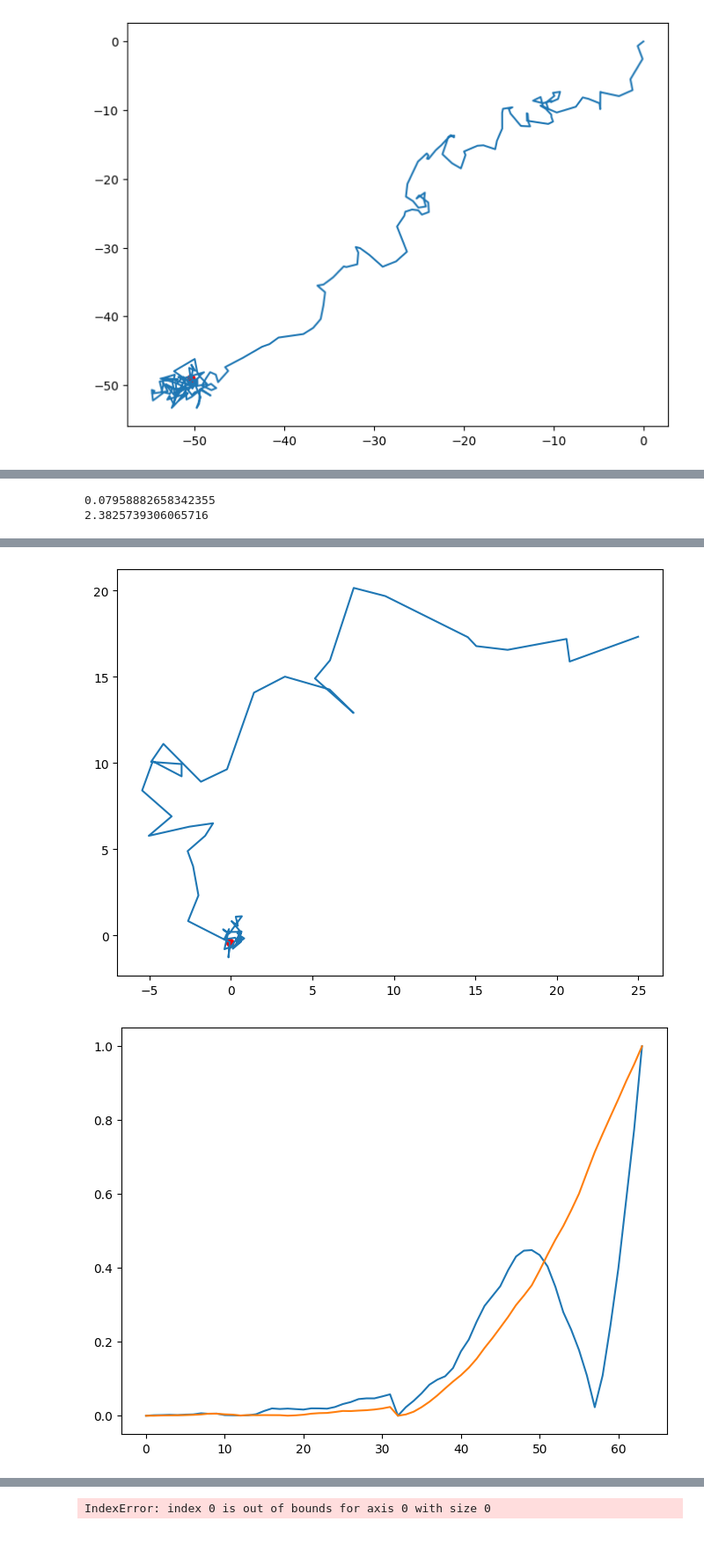
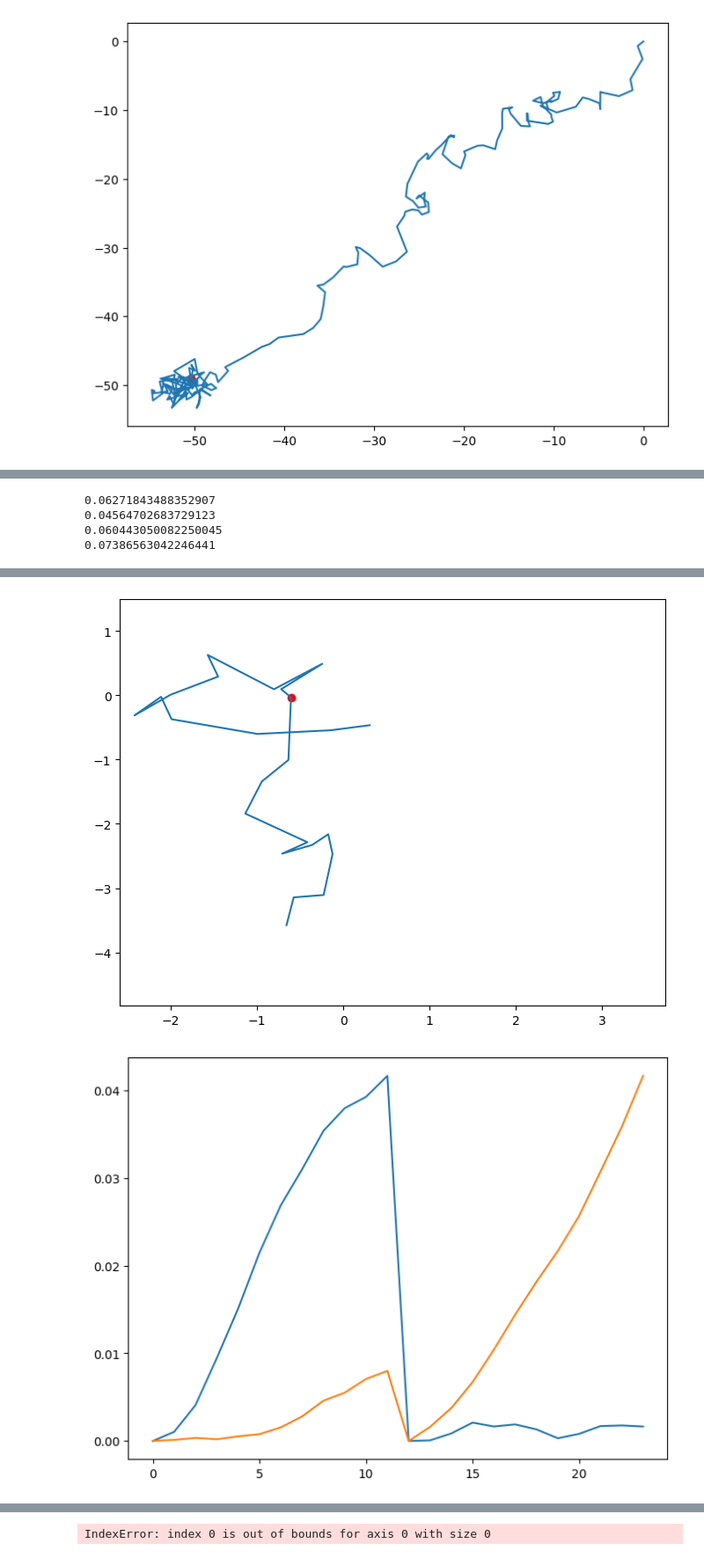
Before and after one commit to JunwooParkSaribu/SPT_a, a Jupyter notebook: analysis_modeling/training_sample6.ipynb, the cells around one changed output, grey strips where cells are left out. Shown at 88% size. Saved outputs shown, nothing was run; the diff lists cells and outputs as text; code cells hidden in the pictures.

```diff
--- a/analysis_modeling/training_sample6.ipynb
+++ b/analysis_modeling/training_sample6.ipynb
@@ -818,8 +814,8 @@ while cur_nb < nb:
     trajs_model, labels_model = models_phenom().multi_state(N=2,
                                                             L=None,
                                                             T=200,
-                                                            alphas=[0.3, 1.2],  # Fixed alpha for each state
-                                                            Ds=[[0.1, 0.0], [1.8, 0.0]],# Mean and variance of each state
+                                                            alphas=[0.9, 1.0],  # Fixed alpha for each state
+                                                            Ds=[[0.01, 0.0], [0.1, 0.0]],# Mean and variance of each state
                                                             M=[[0.99, 0.01], [0.01, 0.99]]
                                                            )
     non_trajs_model, non_labels = models_phenom().multi_state(N=2,
@@ -1013,5 +1018,5 @@ print(args)
 # %%
-checkpoint = 70
+checkpoint = 110
 for WINDOW_WIDTH, c in zip(WINDOW_WIDTHS, COLORS):
     xs = trajs_model[:, 0, 0][checkpoint - int(WINDOW_WIDTH/2) : checkpoint + int(WINDOW_WIDTH/2)]
     ys = trajs_model[:, 0, 1][checkpoint - int(WINDOW_WIDTH/2) : checkpoint + int(WINDOW_WIDTH/2)]
@@ -1019,6 +1024,14 @@ for WINDOW_WIDTH, c in zip(WINDOW_WIDTHS, COLORS):
     plt.figure()
     plt.plot(xs, ys)
     plt.scatter(xs[int(WINDOW_WIDTH/2)], ys[int(WINDOW_WIDTH/2)], c='red')
+    plt.xlim([np.min(trajs_model[:, 0, 0]),
+          np.min(trajs_model[:, 0, 0]) + max(np.max(trajs_model[:, 0, 0]) - np.min(trajs_model[:, 0, 0]),
+            np.max(trajs_model[:, 0, 1]) - np.min(trajs_model[:, 0, 1]))])
+    plt.ylim([np.min(trajs_model[:, 0, 1]),
+              np.min(trajs_model[:, 0, 1]) + max(np.max(trajs_model[:, 0, 0]) - np.min(trajs_model[:, 0, 0]),
+                np.max(trajs_model[:, 0, 1]) - np.min(trajs_model[:, 0, 1]))])
+
+
     xs = xs / (np.std(xs))
     xs = np.cumsum((uncumulate(xs)))
     ys = ys / (np.std(ys))
@@ -1035,18 +1048,19 @@ for WINDOW_WIDTH, c in zip(WINDOW_WIDTHS, COLORS):
 
 
     xs_max_val = max(np.max(xs1), np.max(xs2))
-    xs1 = xs1 / xs_max_val
-    xs2 = xs2 / xs_max_val
+    xs1 = xs1 / xs_max_val / WINDOW_WIDTH
+    xs2 = xs2 / xs_max_val / WINDOW_WIDTH
 
     ys_max_val = max(np.max(ys1), np.max(ys2))
-    ys1 = ys1 / ys_max_val
-    ys2 = ys2 / ys_max_val
+    ys1 = ys1 / ys_max_val / WINDOW_WIDTH
+    ys2 = ys2 / ys_max_val / WINDOW_WIDTH
 
     """
     xs1 = xs1 / np.sum(xs1)
     xs2 = xs2 / np.sum(xs2)
     ys1 = ys1 / np.sum(ys1)
     ys2 = ys2 / np.sum(ys2)
+    """
     """
     if np.sum(xs1) > np.sum(xs2):
         x_gap = abs(xs1 - xs2)
@@ -1060,7 +1074,9 @@ for WINDOW_WIDTH, c in zip(WINDOW_WIDTHS, COLORS):
 
     print(np.sum((x_gap - np.arange(WINDOW_WIDTH/2)**2/np.max(np.arange(WINDOW_WIDTH/2)**2))**2
                  + (y_gap - np.arange(WINDOW_WIDTH/2)**2/np.max(np.arange(WINDOW_WIDTH/2)**2))**2))
+    """
 
+    print(min(np.sum(xs1), np.sum(xs2)) + min(np.sum(ys1), np.sum(ys2)))
     my_xs = np.concatenate((xs1, xs2))
     my_ys = np.concatenate((ys1, ys2))
 
@@ -1068,5 +1084,7 @@ for WINDOW_WIDTH, c in zip(WINDOW_WIDTHS, COLORS):
     plt.plot(np.arange(WINDOW_WIDTH), my_xs )
     plt.plot(np.arange(WINDOW_WIDTH), my_ys )
 # %% [output]
-0.07958882658342355
-2.3825739306065716
+0.06271843488352907
+0.04564702683729123
+0.060443050082250045
+0.07386563042246441
@@ -1075,2 +1093,2 @@ for WINDOW_WIDTH, c in zip(WINDOW_WIDTHS, COLORS):
-[figure, old version]
+[figure, new version]
-[figure, old version]
+[figure, new version]
```
Also changed, not shown: parts of 4 cells of this notebook.
